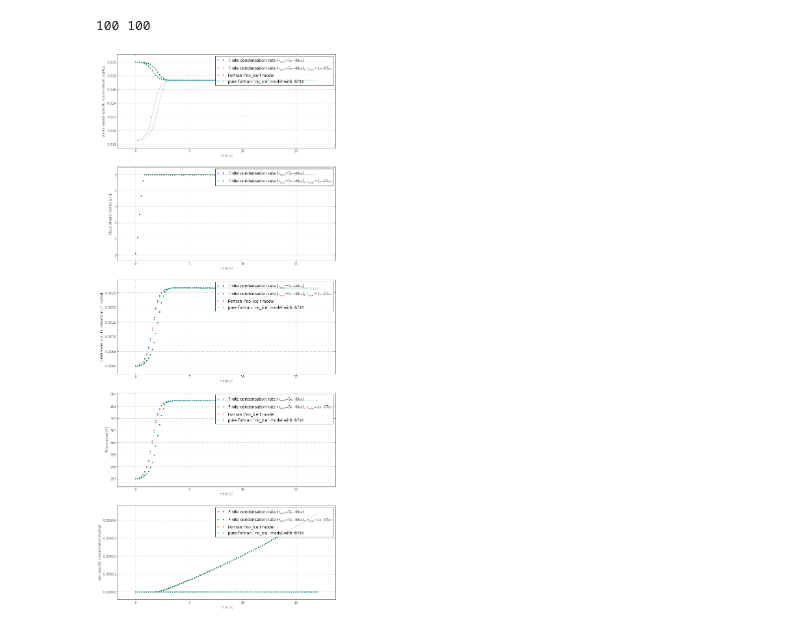
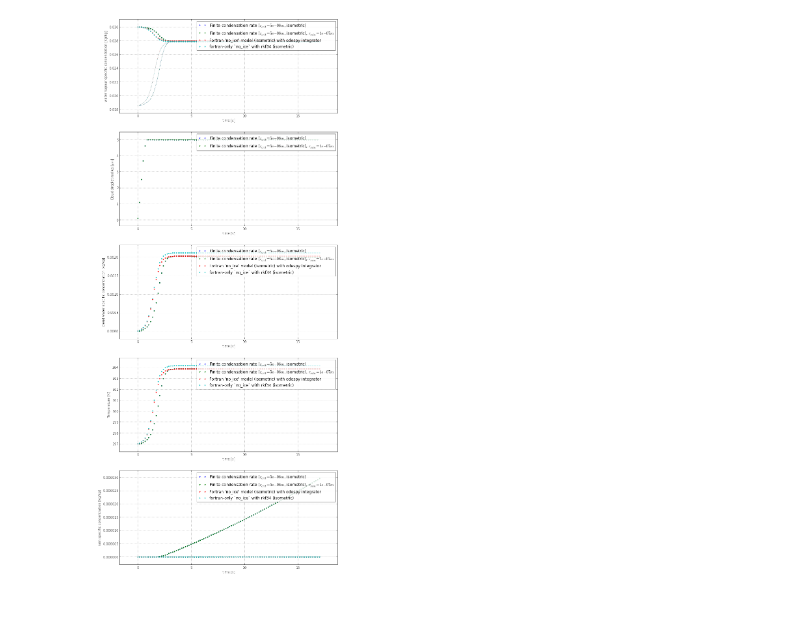
Before and after one commit to leifdenby/python-cloudmodel, a Jupyter notebook: pyclouds/notebooks/Fortran + Python microphysics integration.ipynb, the cells around one changed output. Cells and saved outputs as stored; diff of their text form; code cells hidden in the pictures.

```diff
--- a/pyclouds/notebooks/Fortran + Python microphysics integration.ipynb
+++ b/pyclouds/notebooks/Fortran + Python microphysics integration.ipynb
@@ -13,29 +13,29 @@ from unified_microphysics.tests.test_common import um_constants
 # %%
 initial_condition = np.zeros((Var.NUM))
 initial_condition[Var.q_v] = 3.0e-2
 initial_condition[Var.q_l] = 0.0
 
 initial_condition[Var.T] = 297.
 p0 = 99835.  # [Pa]
+initial_condition[Var.p] = p0
 
 t_ = np.linspace(0., 17., 100)
 
 SolverClass = odespy.Euler
 
 solutions = []
 #solutions.append(cloud_microphysics.FiniteCondensationTimeMicrophysics(r_crit=6e-6, constants=um_constants).integrate(initial_condition=initial_condition, t=t_, p0=p0, SolverClass=SolverClass))
-solutions.append(cloud_microphysics.FiniteCondensationTimeMicrophysics(constants=um_constants).integrate(initial_condition=initial_condition, t=t_, p0=p0, SolverClass=SolverClass))
-solutions.append(cloud_microphysics.FC_min_radius(constants=um_constants).integrate(initial_condition=initial_condition, t=t_, p0=p0, SolverClass=SolverClass))
+solutions.append(cloud_microphysics.FiniteCondensationTimeMicrophysics(constants=um_constants).integrate(initial_condition=initial_condition, t=t_, SolverClass=SolverClass))
+solutions.append(cloud_microphysics.FC_min_radius(constants=um_constants).integrate(initial_condition=initial_condition, t=t_, SolverClass=SolverClass))
 
-solutions.append(cloud_microphysics.FortranNoIceMicrophysics().integrate(initial_condition=initial_condition, t=t_, p0=p0))
-solutions.append(cloud_microphysics.ExplicitFortranModel().integrate(initial_condition=initial_condition, t=t_, p0=p0))
+solutions.append(cloud_microphysics.FortranNoIceMicrophysics().integrate(initial_condition=initial_condition, t=t_))
+solutions.append(cloud_microphysics.ExplicitFortranModel(model_constraint='isometric').integrate(initial_condition=initial_condition, t=t_))
 
 
 #sol2.plot()
 plot = plot_hydrometeor_evolution(solutions, variables=['q_v', 'r_c', 'q_l', 'T', 'q_r'], legend_loc='upper right')
 # %% [output]
-100 100
-[figure, old version]
+[figure, new version]
 # %%
 solution = solutions[0]
 Var.print_formatted(solution.F[-1])
```
Also changed, not shown: 2 other files.
